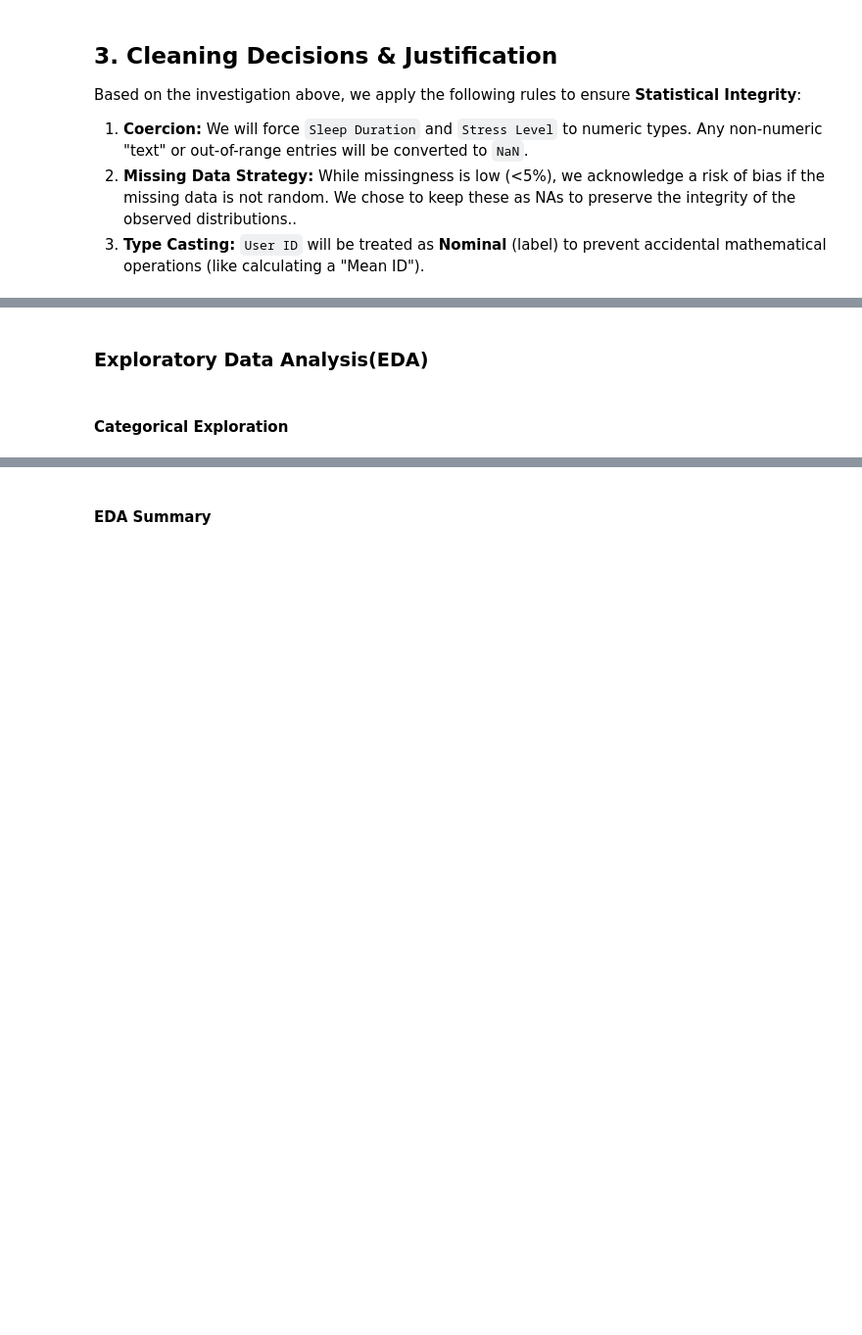
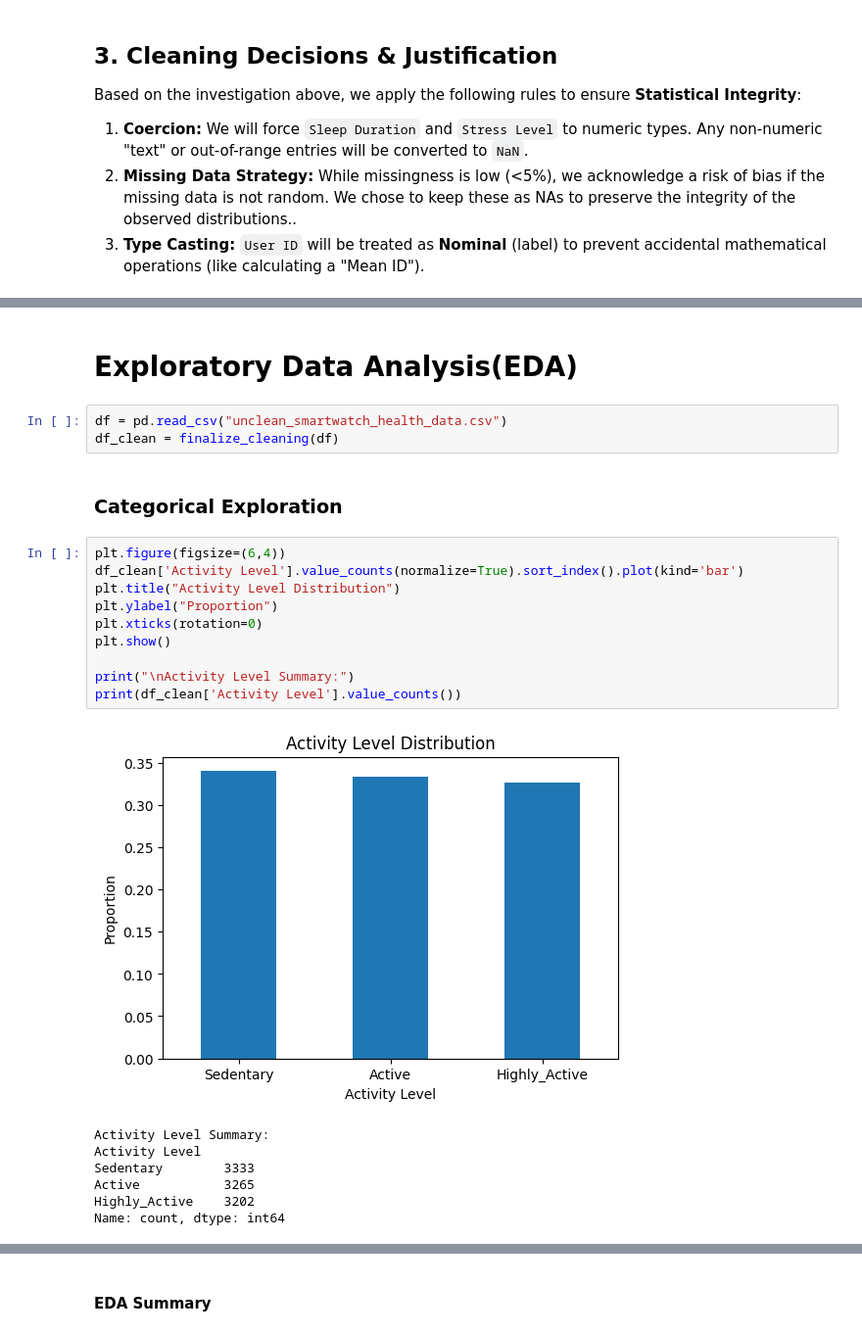
Before and after one commit to CATPJCN/SmartWatch, a Jupyter notebook: EVA.ipynb, the cells around one changed output, grey strips where cells are left out. Shown at 98% size. Cells and saved outputs as stored; diff of their text form; blank space fills up the shorter version.

```diff
--- a/EVA.ipynb
+++ b/EVA.ipynb
@@ -293,6 +297,27 @@ Active           3265
 Highly_Active    3202
 Name: count, dtype: int64
 # %% [markdown]
-###  Exploratory Data Analysis(EDA)
+#  Exploratory Data Analysis(EDA)
+# %%
+df = pd.read_csv("unclean_smartwatch_health_data.csv")
+df_clean = finalize_cleaning(df)
 # %% [markdown]
-#### Categorical Exploration
+### Categorical Exploration
+# %%
+plt.figure(figsize=(6,4))
+df_clean['Activity Level'].value_counts(normalize=True).sort_index().plot(kind='bar')
+plt.title("Activity Level Distribution")
+plt.ylabel("Proportion")
+plt.xticks(rotation=0)
+plt.show()
+
+print("\nActivity Level Summary:")
+print(df_clean['Activity Level'].value_counts())
+# %% [output]
+[figure, added]
+Activity Level Summary:
+Activity Level
+Sedentary        3333
+Active           3265
+Highly_Active    3202
+Name: count, dtype: int64
```
Also changed, not shown: parts of 17 cells of this notebook.
